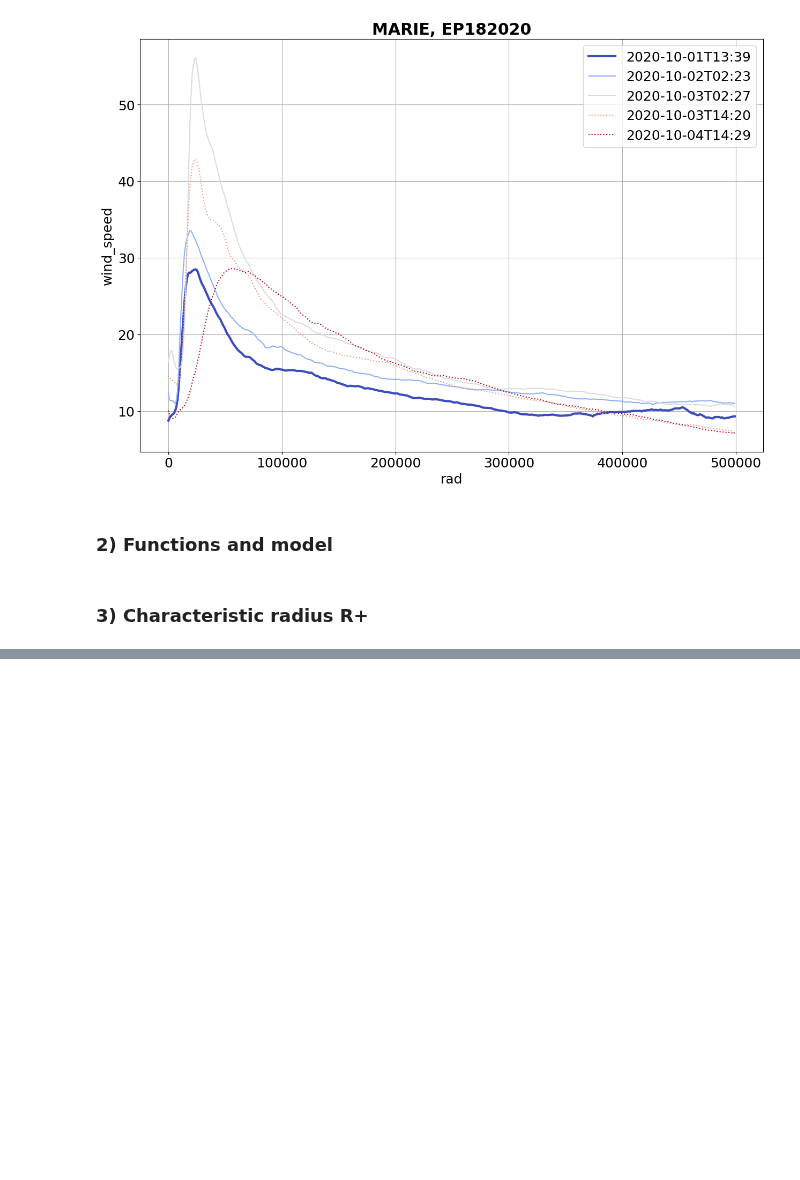
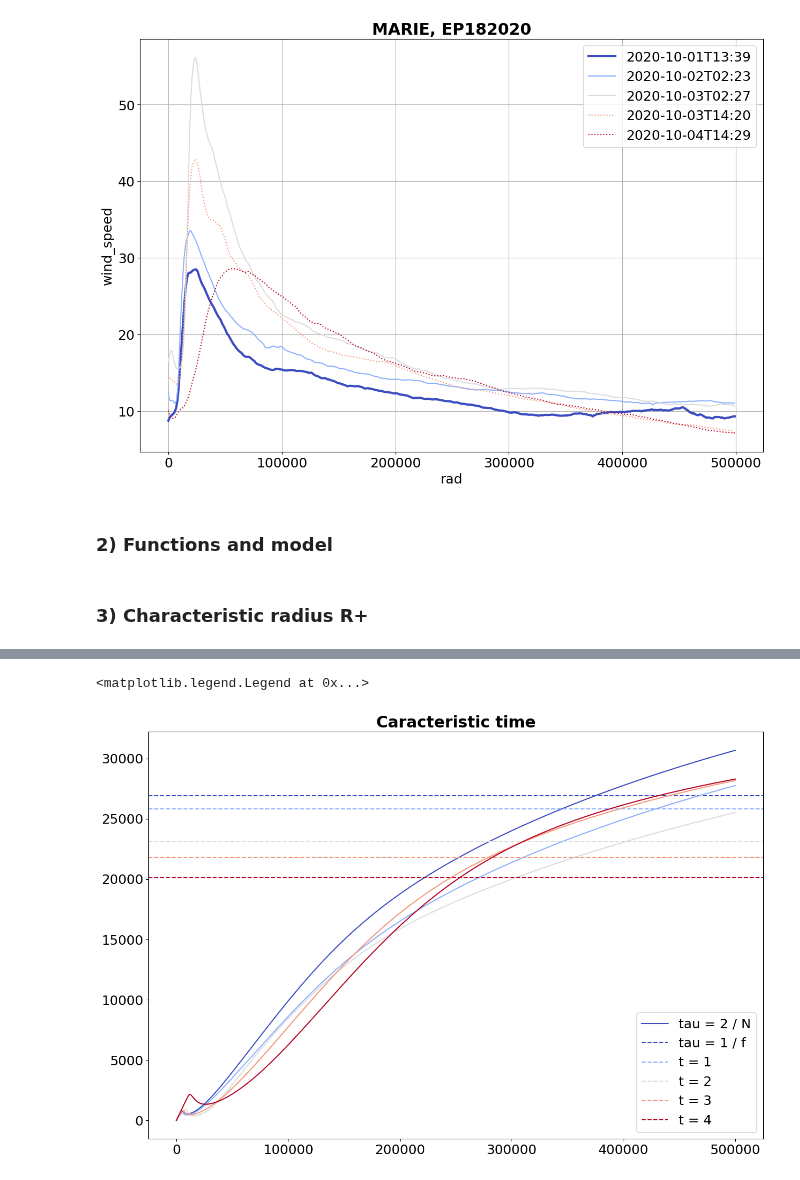
Before and after one commit to Arthur117/TCsLifeMonitFromObs, a Jupyter notebook: PRJCT_TIME_EVOLUTION/zTests.ipynb, the cells around one changed output, grey strips where cells are left out. Cells and saved outputs as stored; diff of their text form; code cells hidden in the pictures; blank space fills up the shorter version.

```diff
--- a/PRJCT_TIME_EVOLUTION/zTests.ipynb
+++ b/PRJCT_TIME_EVOLUTION/zTests.ipynb
@@ -860,0 +227,7 @@ Text(0.5, 1.0, 'MARIE, EP182020')
+# %%
+# Open profiles
+D  = {}
+Vh = {}
+for k, p in enumerate([p1dsg, p2dsg, p3dsg, p4dsg, p5dsg]):
+    D[str(k)]  = DSs.where(DSs.sat_file == p, drop=True).isel(time=0)
+    Vh[str(k)] = holland_profile(rs, float(abs(D[str(k)].lat_center)), float(D[str(k)].pn_hol), float(D[str(k)].pc_hol), float(D[str(k)].Vmin_hol), float(D[str(k)].Rmax_hol), float(D[str(k)].Vmax_hol))
@@ -860,0 +282,35 @@ Text(0.5, 1.0, 'MARIE, EP182020')
+# %%
+def N(r, M):
+    '''Rotational stability frequency'''
+    dr = 10 # meters
+    N2 = np.gradient(M ** 2, dr) / (r ** 3)
+    return np.sqrt(N2)
+
+M1 = rs * Vh1 + 0.5 * f1 * (rs ** 2)
+M2 = rs * Vh['1'] + 0.5 * float(abs(coriolis(D['1'].lat_center))) * (rs ** 2)
+M3 = rs * Vh['2'] + 0.5 * float(abs(coriolis(D['2'].lat_center))) * (rs ** 2)
+M4 = rs * Vh['3'] + 0.5 * float(abs(coriolis(D['3'].lat_center))) * (rs ** 2)
+M5 = rs * Vh['4'] + 0.5 * float(abs(coriolis(D['4'].lat_center))) * (rs ** 2)
+
+plt.title('Caracteristic time', weight='bold')
+plt.plot(rs, 2 / N(rs, M1), c=colors[0], label='tau = 2 / N')
+plt.axhline(tau1,           c=colors[0], linestyle='dashed', label='tau = 1 / f')
+
+plt.plot(rs, 2 / N(rs, M2), c=colors[1])
+plt.axhline(1 / float(abs(coriolis(D['1'].lat_center))), c=colors[1], linestyle='dashed', label='t = 1')
+
+plt.plot(rs, 2 / N(rs, M3), c=colors[2])
+plt.axhline(1 / float(abs(coriolis(D['2'].lat_center))), c=colors[2], linestyle='dashed', label='t = 2')
+
+plt.plot(rs, 2 / N(rs, M4), c=colors[3])
+plt.axhline(1 / float(abs(coriolis(D['3'].lat_center))), c=colors[3], linestyle='dashed', label='t = 3')
+
+plt.plot(rs, 2 / N(rs, M5), c=colors[4])
+plt.axhline(1 / float(abs(coriolis(D['4'].lat_center))), c=colors[4], linestyle='dashed', label='t = 4')
+
+# plt.plot(rs, np.sqrt(M1), c='k')
+
+plt.legend()
+# %% [output]
+<matplotlib.legend.Legend at 0x...>
+[figure, added]
```
Also changed, not shown: parts of 55 cells of this notebook.
